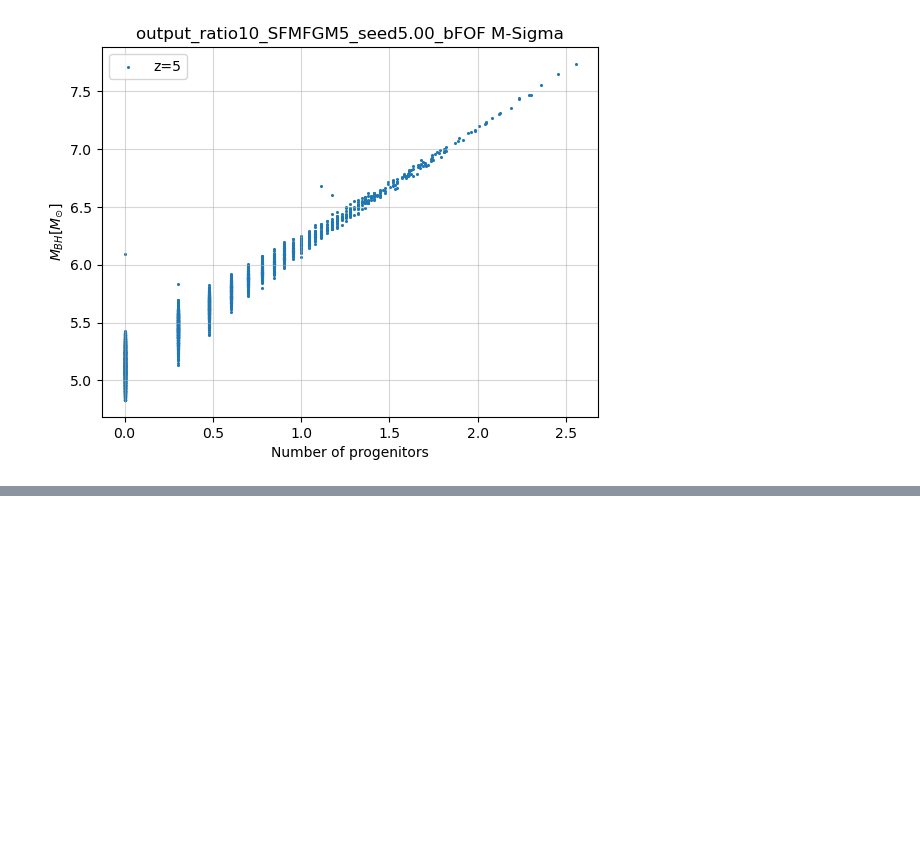
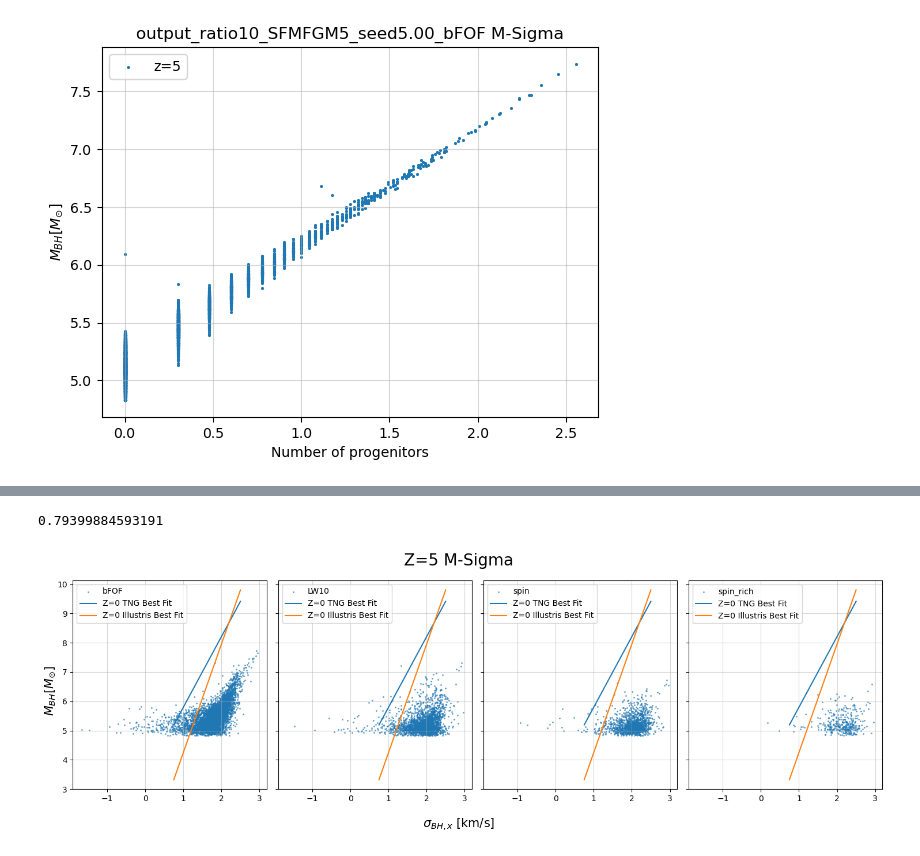
Before and after one commit to khojonat/Brahma_Analysis, a Jupyter notebook: BrahmaRelations.ipynb, the cells around one changed output, grey strips where cells are left out. Saved outputs shown, nothing was run; the diff lists cells and outputs as text; code cells hidden in the pictures; blank space fills up the shorter version.

```diff
--- a/BrahmaRelations.ipynb
+++ b/BrahmaRelations.ipynb
@@ -744,0 +937,10 @@ Text(0.5, 1.0, 'output_ratio10_SFMFGM5_seed5.00_bFOF M-Sigma')
+# %%
+bFOFz0=ReadBrahmaData('Brahma_Data/output_ratio10_SFMFGM5_seed5.00_bFOF_z0')
+LW10z0=ReadBrahmaData('Brahma_Data/output_ratio10_SFMFGM5_seed5.00_bFOF_LW10_z0')
+spinz0 = ReadBrahmaData('Brahma_Data/output_ratio10_SFMFGM5_seed5.00_bFOF_LW10_spin_z0')
+spin_richz0=ReadBrahmaData('Brahma_Data/output_ratio10_SFMFGM5_seed5.00_bFOF_LW10_spin_rich_z0')
+
+sigmax1=np.array([sigma[2] for sigma in bFOFz0[4]])
+np.count_nonzero(sigmax1)/len(sigmax1)
+# %% [output]
+0.79399884593191
@@ -744,0 +952,53 @@ Text(0.5, 1.0, 'output_ratio10_SFMFGM5_seed5.00_bFOF M-Sigma')
+# %%
+bFOFz5=ReadBrahmaData('Brahma_Data/output_ratio10_SFMFGM5_seed5.00_bFOF_z5')
+LW10=ReadBrahmaData('Brahma_Data/output_ratio10_SFMFGM5_seed5.00_bFOF_LW10_z5')
+spin = ReadBrahmaData('Brahma_Data/output_ratio10_SFMFGM5_seed5.00_bFOF_LW10_spin_z5')
+spin_rich=ReadBrahmaData('Brahma_Data/output_ratio10_SFMFGM5_seed5.00_bFOF_LW10_spin_rich_z5')
+
+# Grabbing x-sigma values
+sigmax1=np.array([sigma[0] for sigma in bFOFz5[4]])
+sigmax2=np.array([sigma[0] for sigma in LW10[4]])
+sigmax3=np.array([sigma[0] for sigma in spin[4]])
+sigmax4=np.array([sigma[0] for sigma in spin_rich[4]])
+
+# Getting rid of nonzero values
+nonzero1 = np.nonzero(sigmax1)[0]
+nonzero2 = np.nonzero(sigmax2)[0]
+nonzero3 = np.nonzero(sigmax3)[0]
+nonzero4 = np.nonzero(sigmax4)[0]
+
+sigmax1=sigmax1[nonzero1]
+sigmax2=sigmax1[nonzero2]
+sigmax3=sigmax1[nonzero3]
+sigmax4=sigmax1[nonzero4]
+
+M_bFOF = np.array(bFOFz5[0])[nonzero1]
+M_LW10 = np.array(LW10[0])[nonzero2]
+M_spin = np.array(spin[0])[nonzero3]
+M_spin_rich = np.array(spin_rich[0])[nonzero4]
+
+# Plotting
+f,axs = plt.subplots(1,4,sharey = True,sharex=True,figsize = (15,5))
+
+axs[0].scatter(np.log10(sigmax1),np.log10(M_bFOF),s=1.5,label="bFOF",alpha=0.5)
+axs[1].scatter(np.log10(sigmax2),np.log10(M_LW10),s=1.5,label="LW10",alpha=0.5)
+axs[2].scatter(np.log10(sigmax3),np.log10(M_spin),s=1.5,label="spin",alpha=0.5)
+axs[3].scatter(np.log10(sigmax4),np.log10(M_spin_rich),s=1.5,label="spin_rich",alpha=0.5)
+
+# plt.plot(x,TNGy[0],label='TNG Best Fit')
+# plt.plot(x,y[0],label='Illustris Best Fit')
+f.supxlabel('$\sigma_{BH,x}$ [km/s]',size=15)
+f.supylabel('$M_{BH} [M_{\odot}]$',size=15)
+
+for ax in axs:
+    ax.grid(alpha=0.5)
+    ax.plot(x,TNGy[0],label='Z=0 TNG Best Fit')
+    ax.plot(x,y[0],label='Z=0 Illustris Best Fit')
+    ax.legend(fontsize=10)
+
+f.suptitle('Z=5 M-Sigma',size=20)
+f.tight_layout()
+
+plt.savefig('Z5_Comparison.png')
+# %% [output]
+[figure, added]
```
Also changed, not shown: parts of 17 cells of this notebook.
